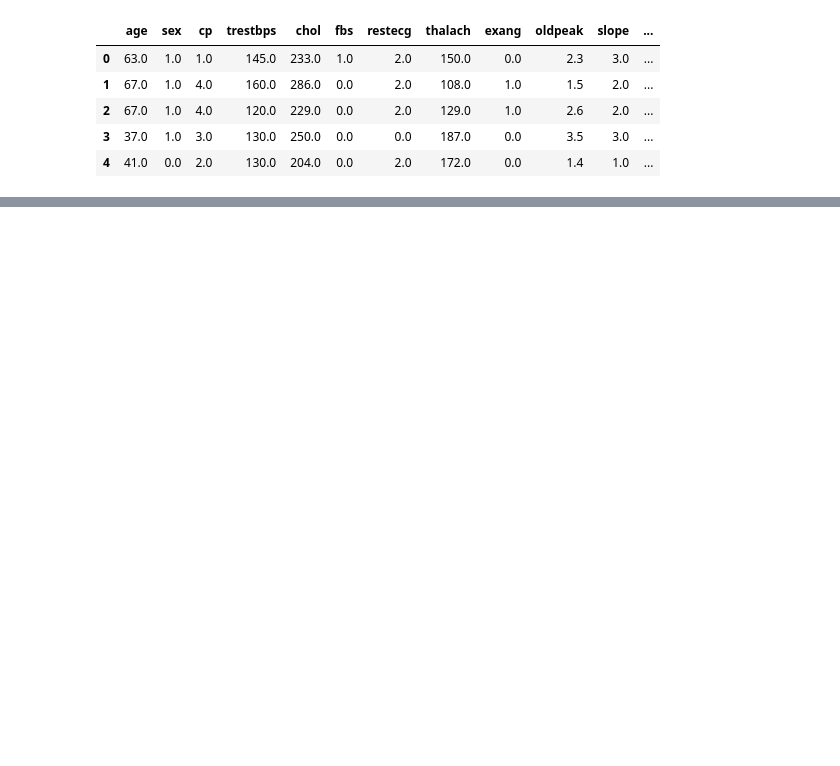
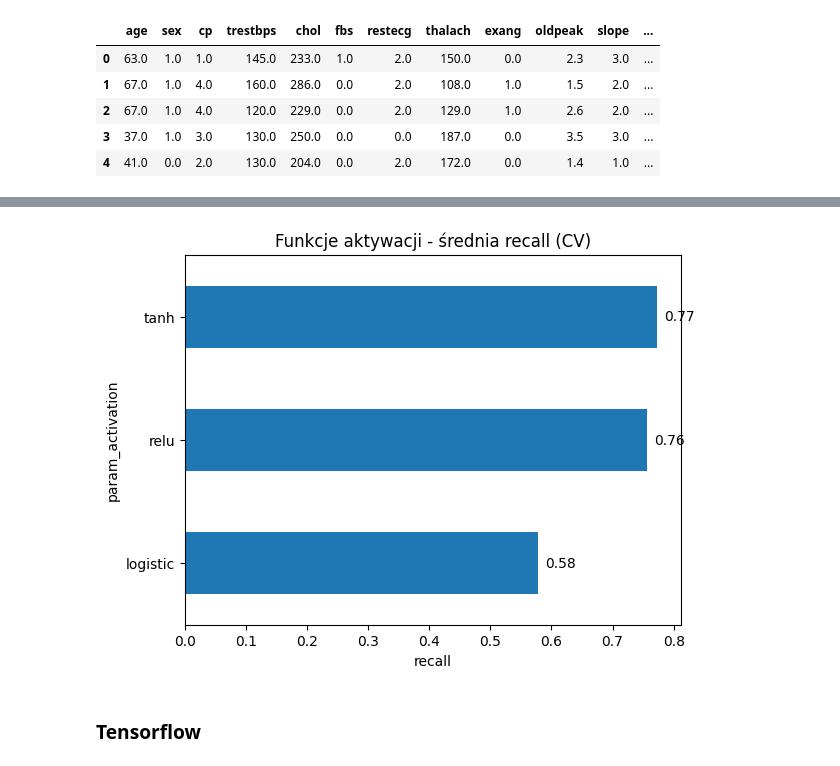
Before and after one commit to PogchampMuffin3/heart-disease-classification, a Jupyter notebook: heart_disease_classification.ipynb, the cells around one changed output, grey strips where cells are left out. Cells and saved outputs as stored; diff of their text form; code cells hidden in the pictures; blank space fills up the shorter version.

```diff
--- a/heart_disease_classification.ipynb
+++ b/heart_disease_classification.ipynb
@@ -893,0 +212,11 @@ for name, r in {'accuracy': results_a, 'recall': results_r, 'precision': results
+# %%
+cv_results = pd.DataFrame(mlp_grid.cv_results_)
+activation_results = cv_results.groupby('param_activation')['mean_test_score'].mean()
+ax = activation_results.sort_values().plot(kind='barh', title=f'Funkcje aktywacji - średnia {SCORING} (CV)')
+ax.bar_label(ax.containers[0], fmt='%.2f', padding=5)
+plt.xlabel(SCORING)
+plt.show()
+# %% [output]
+[figure, added]
+# %% [markdown]
+### Tensorflow
```
Also changed, not shown: parts of 94 cells of this notebook.
